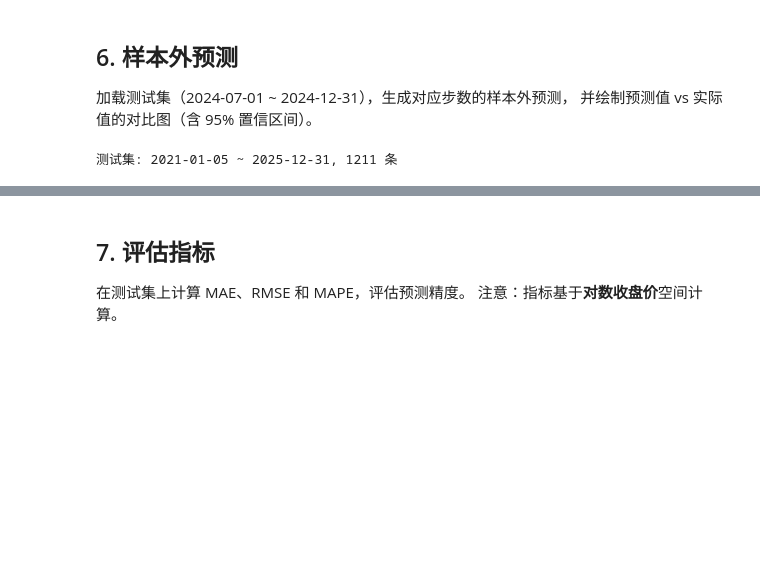
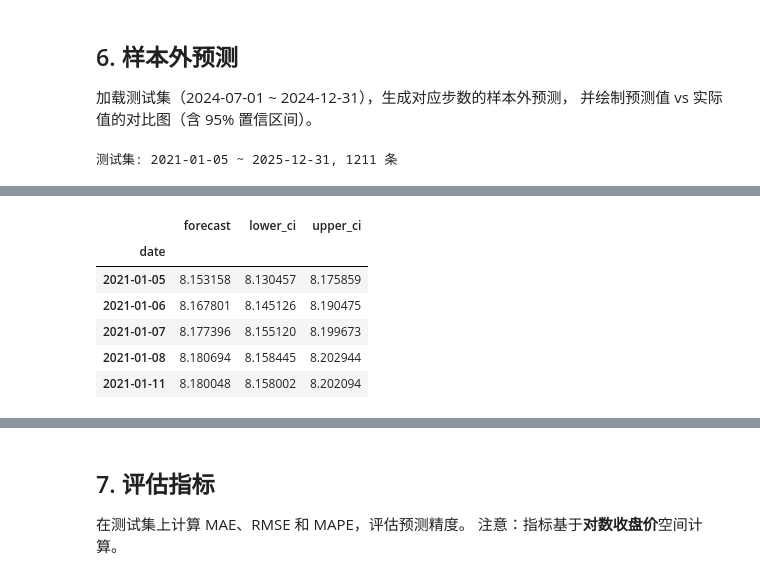
Before and after one commit to kaptnemo/sse-price-volatility, a Jupyter notebook: notebooks/02_arima.ipynb, the cells around one changed output, grey strips where cells are left out. Saved outputs shown, nothing was run; the diff lists cells and outputs as text; code cells hidden in the pictures; blank space fills up the shorter version.

```diff
--- a/notebooks/02_arima.ipynb
+++ b/notebooks/02_arima.ipynb
@@ -207,6 +212,9 @@ rolling_df, _ = rolling_forecast_arima(
     test_data=series_test,
     order=best_order,
     alpha=0.05,
+    refit_every=1,
+    verbose=True,
 )
 fc_df = rolling_df[['forecast', 'lower_ci', 'upper_ci']]
 fc_df.head()
+# %% [output]
@@ -213,3 +238,10 @@ fc_df.head()
+|  | forecast | lower_ci | upper_ci |
+| date |  |  |  |
+| 2021-01-05 | 8.153158 | 8.130457 | 8.175859 |
+| 2021-01-06 | 8.167801 | 8.145126 | 8.190475 |
+| 2021-01-07 | 8.177396 | 8.155120 | 8.199673 |
+| 2021-01-08 | 8.180694 | 8.158445 | 8.202944 |
+| 2021-01-11 | 8.180048 | 8.158002 | 8.202094 |
 # %%
 fig, ax = plt.subplots(figsize=(14, 5))
 
```
Also changed, not shown: parts of 8 cells of this notebook, 22 other files.
